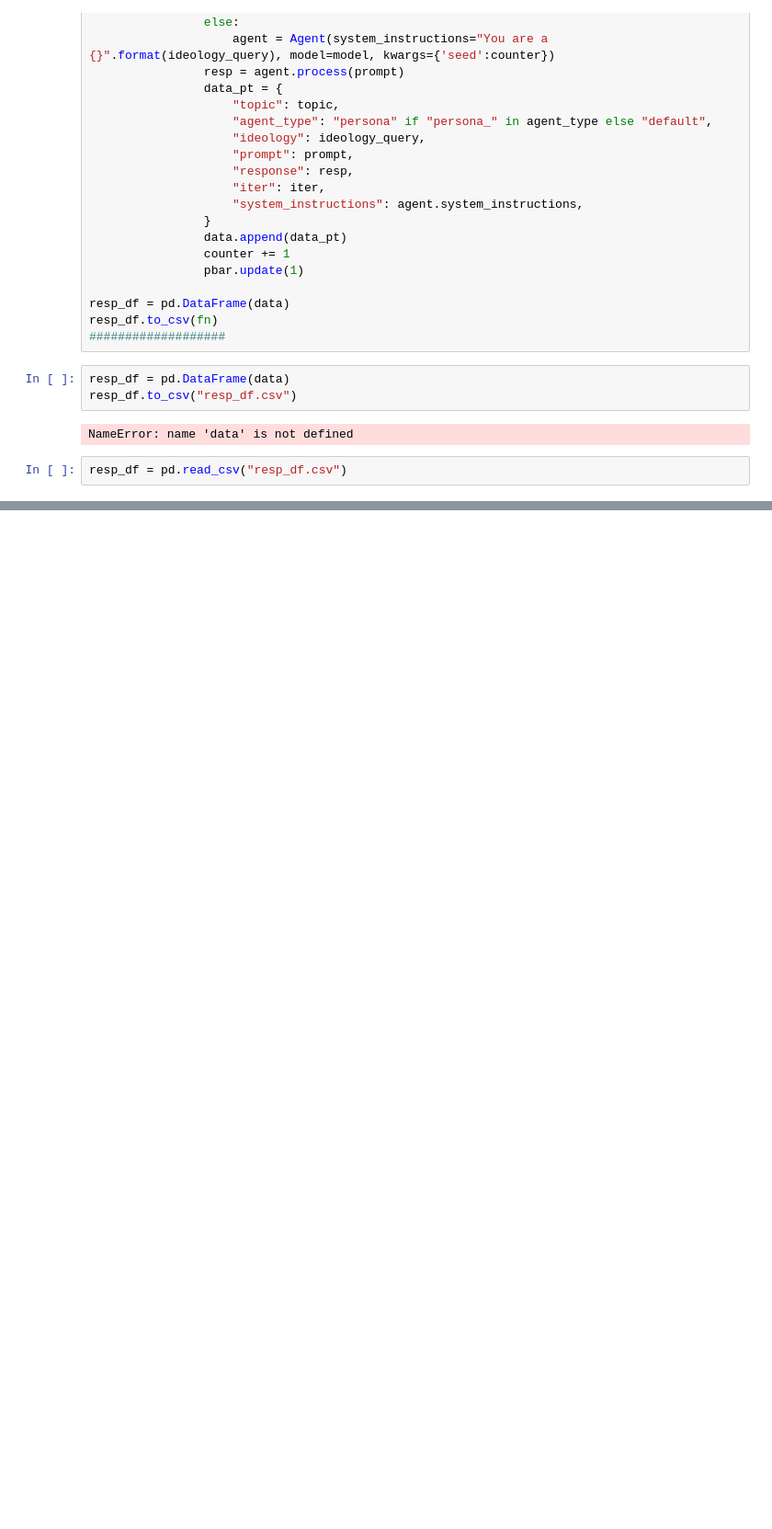
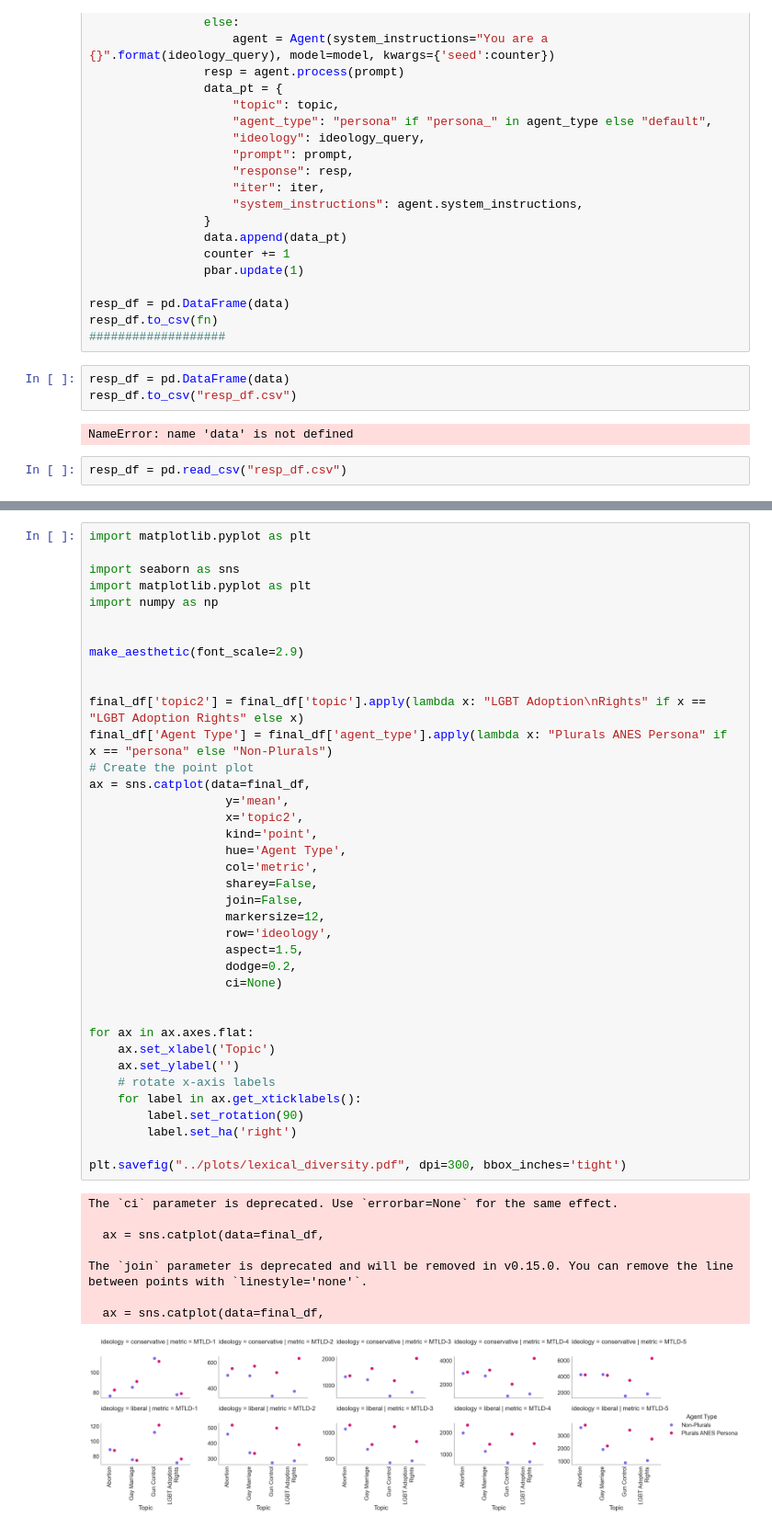
Before and after one commit to josh-ashkinaze/sim_ensembles, a Jupyter notebook: scripts/1_pol_specific.ipynb, the cells around one changed output, grey strips where cells are left out. Shown: that part at 92% size. Cells and saved outputs as stored; diff of their text form; blank space fills up the shorter version.

```diff
--- a/scripts/1_pol_specific.ipynb
+++ b/scripts/1_pol_specific.ipynb
@@ -377,0 +183,47 @@ The `join` parameter is deprecated and will be removed in v0.15.0. You can remov
+# %%
+import matplotlib.pyplot as plt
+
+import seaborn as sns
+import matplotlib.pyplot as plt
+import numpy as np
+
+
+make_aesthetic(font_scale=2.9)
+
+
+final_df['topic2'] = final_df['topic'].apply(lambda x: "LGBT Adoption\nRights" if x == "LGBT Adoption Rights" else x)
+final_df['Agent Type'] = final_df['agent_type'].apply(lambda x: "Plurals ANES Persona" if x == "persona" else "Non-Plurals")
+# Create the point plot
+ax = sns.catplot(data=final_df,
+                   y='mean',
+                   x='topic2',
+                   kind='point',
+                   hue='Agent Type',
+                   col='metric',
+                   sharey=False,
+                   join=False,
+                   markersize=12,
+                   row='ideology',
+                   aspect=1.5,
+                   dodge=0.2,
+                   ci=None)
+
+
+for ax in ax.axes.flat:
+    ax.set_xlabel('Topic')
+    ax.set_ylabel('')
+    # rotate x-axis labels
+    for label in ax.get_xticklabels():
+        label.set_rotation(90)
+        label.set_ha('right')
+
+plt.savefig("../plots/lexical_diversity.pdf", dpi=300, bbox_inches='tight')
+# %% [output]
+The `ci` parameter is deprecated. Use `errorbar=None` for the same effect.
+
+  ax = sns.catplot(data=final_df,
+
+The `join` parameter is deprecated and will be removed in v0.15.0. You can remove the line between points with `linestyle='none'`.
+
+  ax = sns.catplot(data=final_df,
+[figure, added]
```
Also changed, not shown: parts of 6 cells of this notebook.
